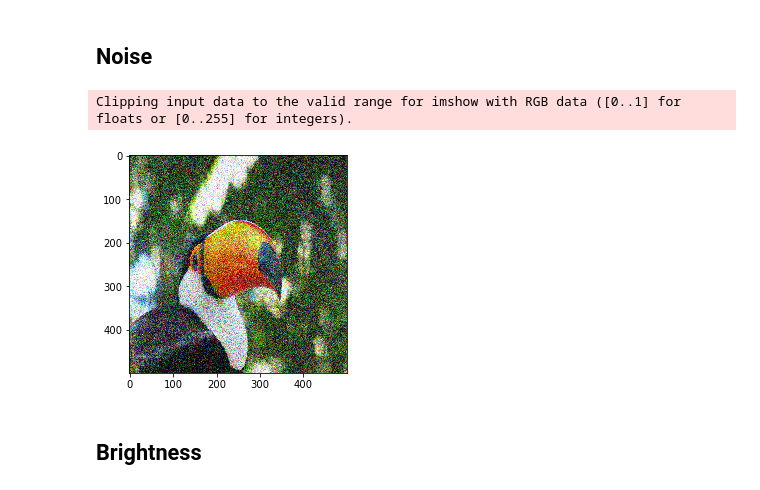
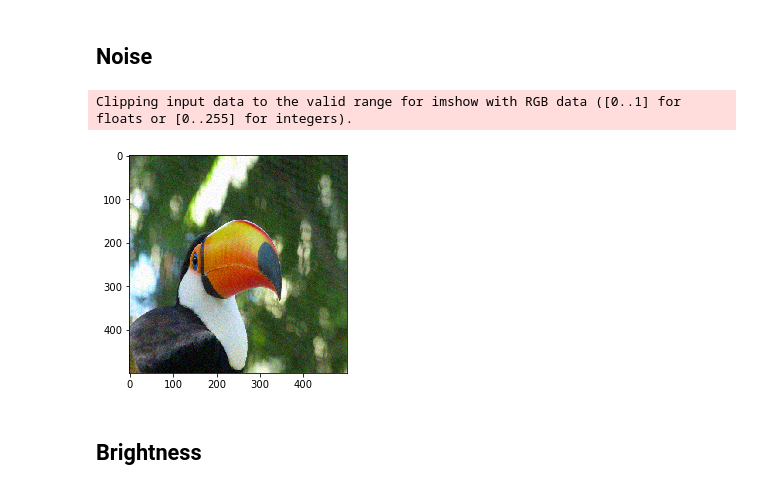
Before and after one commit to carlosc20/TA-2019-20, a Jupyter notebook: TP2/DataAugmentation/DataAugmentationCodes.ipynb, the cells around one changed output. Drawn from its saved outputs; the diff is of its cells as text; code cells hidden in the pictures.

```diff
--- a/TP2/DataAugmentation/DataAugmentationCodes.ipynb
+++ b/TP2/DataAugmentation/DataAugmentationCodes.ipynb
@@ -60,12 +58,12 @@ _ = plt.imshow(crop)
 # %% [markdown]
 ## Noise
 # %%
-noiseG = tf.random.normal(shape=tf.shape(img), mean=0.0, stddev=0.2, dtype=tf.float32)
+noiseG = tf.random.normal(shape=tf.shape(img), mean=0.0, stddev=0.04, dtype=tf.float32)
 noise = tf.add(img, noiseG)
 _ = plt.imshow(noise)
 # %% [output]
 Clipping input data to the valid range for imshow with RGB data ([0..1] for floats or [0..255] for integers).
-[figure, old version]
+[figure, new version]
 # %% [markdown]
 ## Brightness
 # %%
```
Also changed, not shown: parts of 2 cells of this notebook, 1 other file.
